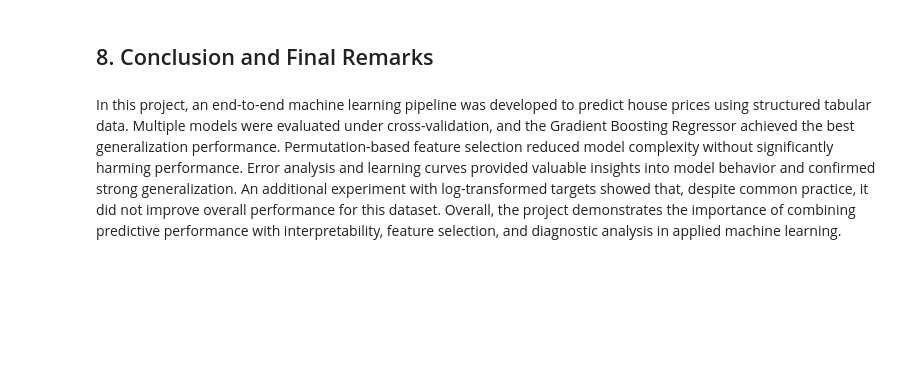
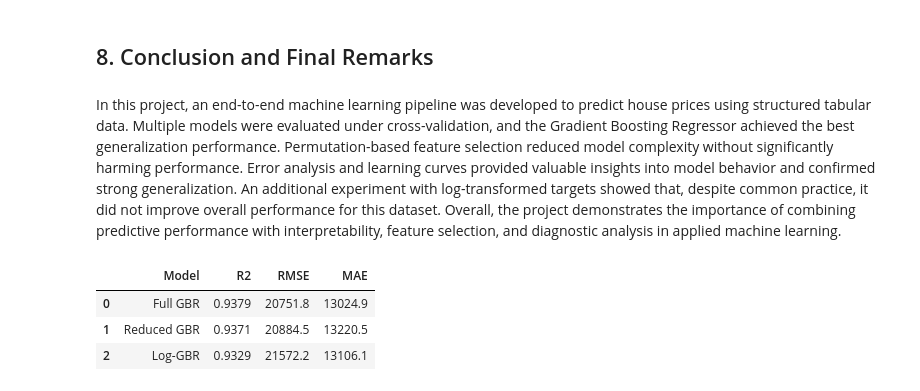
Before and after one commit to senemyilmaz/house-price-prediction, a Jupyter notebook: House_Price_Prediction.ipynb, the cells around one changed output. Saved outputs shown, nothing was run; the diff lists cells and outputs as text; code cells hidden in the pictures; blank space fills up the shorter version.

Commit message:
Update README headings and final model summary

```diff
--- a/House_Price_Prediction.ipynb
+++ b/House_Price_Prediction.ipynb
@@ -617,3 +619,17 @@ Both residual diagnostics and learning curve analysis demonstrate that the log-t
 ## 8. Conclusion and Final Remarks
 # %% [markdown]
 In this project, an end-to-end machine learning pipeline was developed to predict house prices using structured tabular data. Multiple models were evaluated under cross-validation, and the Gradient Boosting Regressor achieved the best generalization performance. Permutation-based feature selection reduced model complexity without significantly harming performance. Error analysis and learning curves provided valuable insights into model behavior and confirmed strong generalization. An additional experiment with log-transformed targets showed that, despite common practice, it did not improve overall performance for this dataset. Overall, the project demonstrates the importance of combining predictive performance with interpretability, feature selection, and diagnostic analysis in applied machine learning.
+# %%
+final_results = pd.DataFrame({
+    "Model": ["Full GBR", "Reduced GBR", "Log-GBR"],
+    "R2": [0.9379, 0.9371, 0.9329],
+    "RMSE": [20751.8, 20884.5, 21572.2],
+    "MAE": [13024.9, 13220.5, 13106.1]
+})
+
+final_results
+# %% [output]
+|  | Model | R2 | RMSE | MAE |
+| 0 | Full GBR | 0.9379 | 20751.8 | 13024.9 |
+| 1 | Reduced GBR | 0.9371 | 20884.5 | 13220.5 |
+| 2 | Log-GBR | 0.9329 | 21572.2 | 13106.1 |
```
Also changed, not shown: parts of 16 cells of this notebook.
